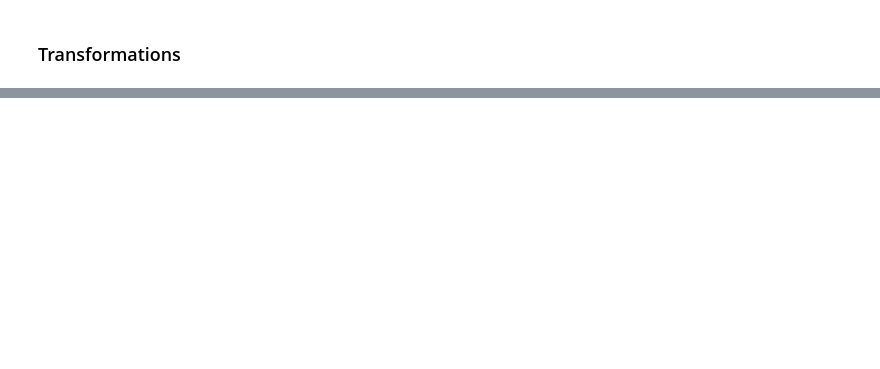
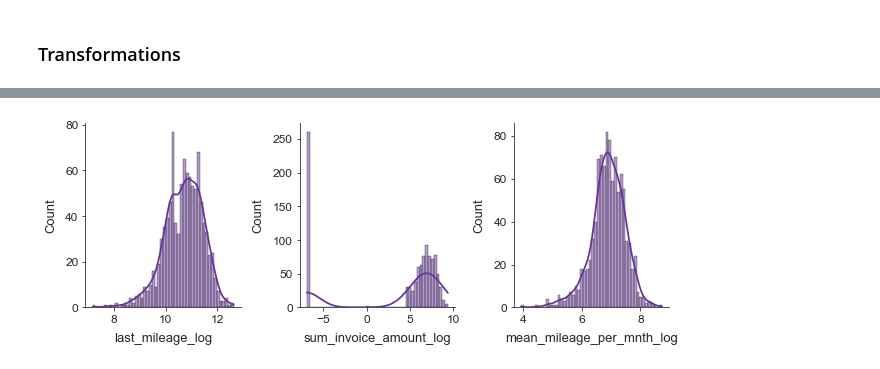
Before and after one commit to rbuerki/codebook, a Jupyter notebook: dev/dev_clean.ipynb, the cells around one changed output, grey strips where cells are left out. Saved outputs shown, nothing was run; the diff lists cells and outputs as text; code cells hidden in the pictures; blank space fills up the shorter version.

```diff
--- a/dev/dev_clean.ipynb
+++ b/dev/dev_clean.ipynb
@@ -145,0 +175,6 @@ print(deleted_idx)
+# %%
+df_log = clean.transform_data(df_transform, method="log")
+
+EDA.plot_distr_histograms(df_log)
+# %% [output]
+[figure, added]
```
Also changed, not shown: parts of 17 cells of this notebook, 1 other file.
